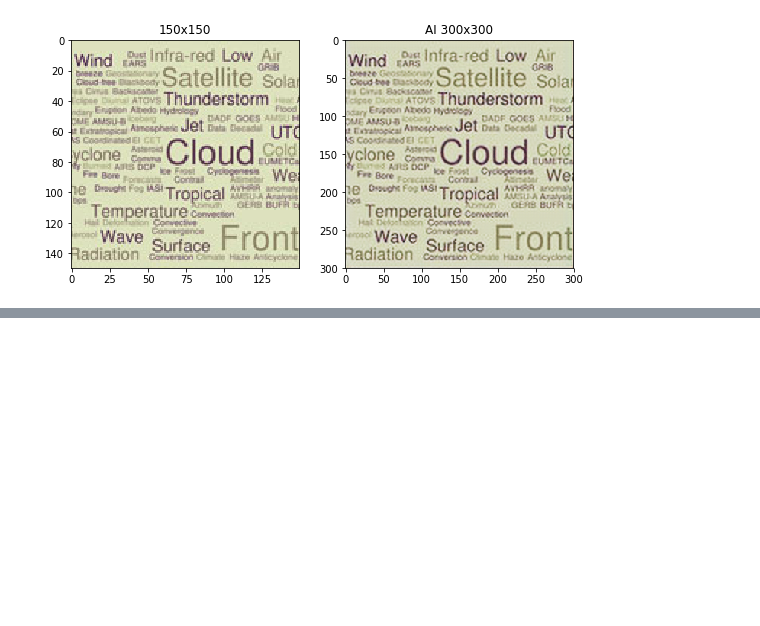
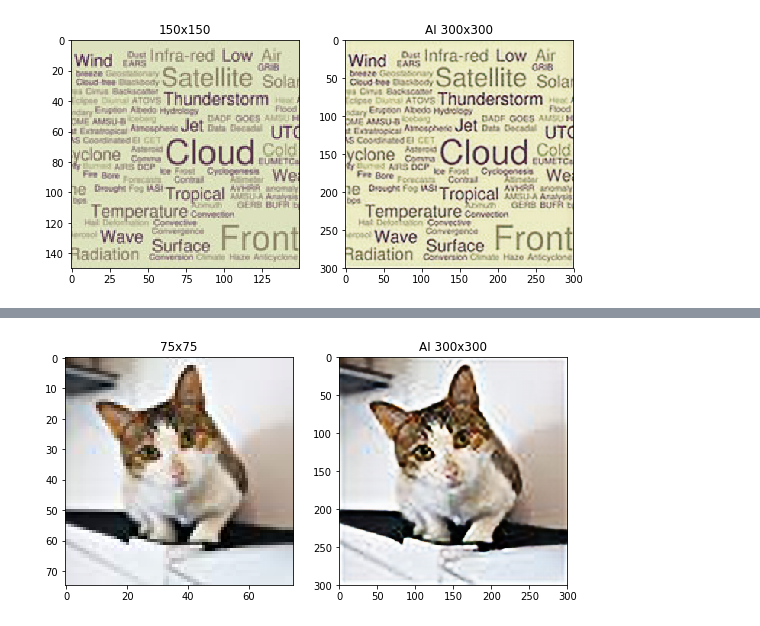
Before and after one commit to AlexDivivi/super-scaler, a Jupyter notebook: notebooks/#_Project-Evaluation.ipynb, the cells around one changed output, grey strips where cells are left out. Cells and saved outputs as stored; diff of their text form; code cells hidden in the pictures; blank space fills up the shorter version.

```diff
--- a/notebooks/#_Project-Evaluation.ipynb
+++ b/notebooks/#_Project-Evaluation.ipynb
@@ -82,0 +129,4 @@ plot_x2('TN_IMAGE_GLOSSARY.jpg')
+# %%
+plot_x4('416UHF8hLlL._SL75_.jpg')
+# %% [output]
+[figure, added]
```
Also changed, not shown: parts of 13 cells of this notebook.
